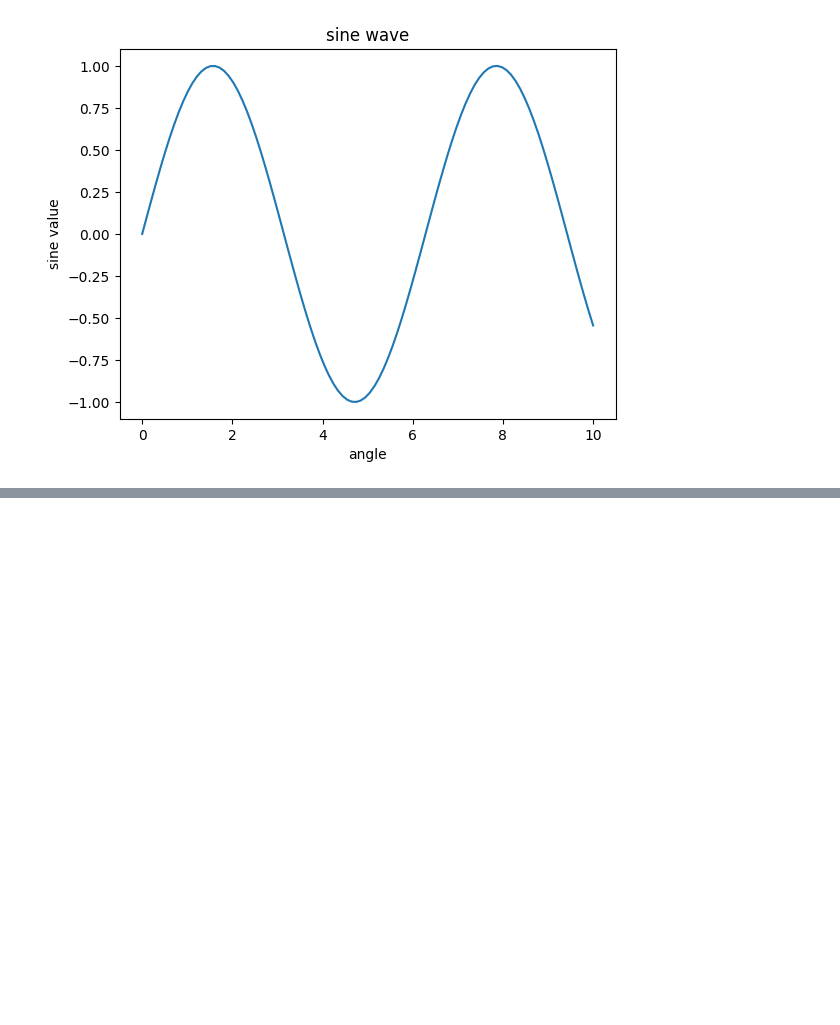
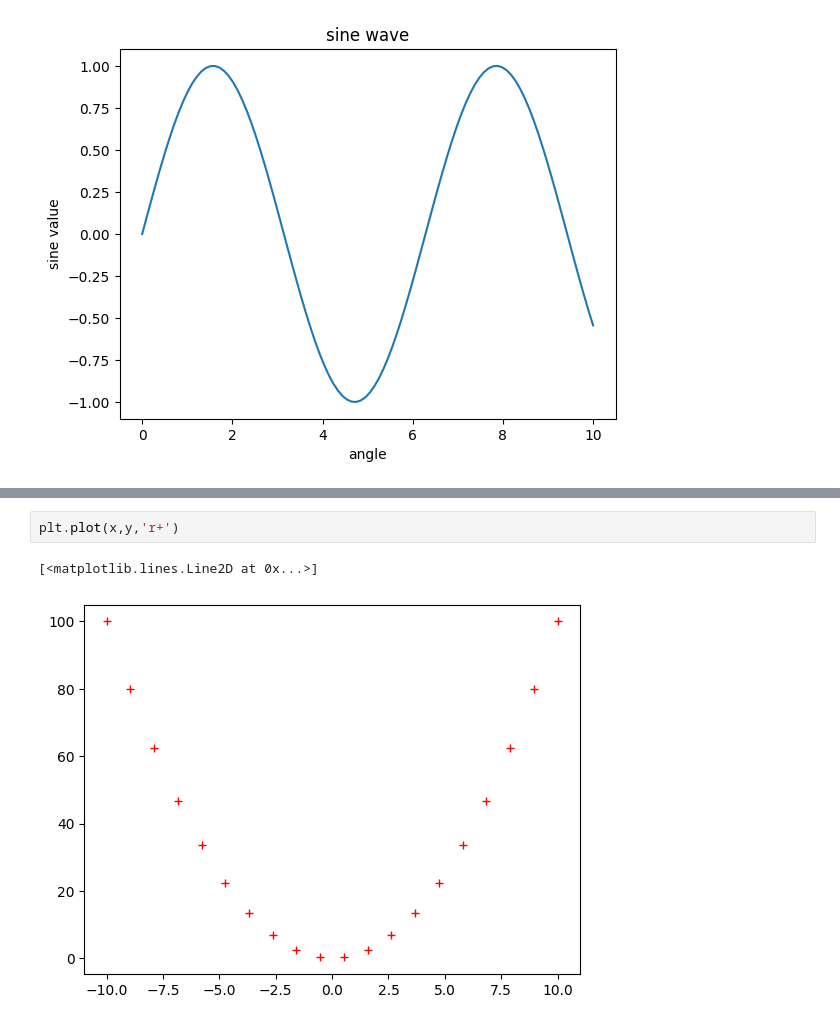
Before and after one commit to RiyadSheikh27/Artificial-Intelligence, a Jupyter notebook: Matplotlib/basic.ipynb, the cells around one changed output, grey strips where cells are left out. Saved outputs shown, nothing was run; the diff lists cells and outputs as text; blank space fills up the shorter version.

```diff
--- a/Matplotlib/basic.ipynb
+++ b/Matplotlib/basic.ipynb
@@ -87,0 +98,5 @@ plt.show()
+# %%
+plt.plot(x,y,'r+')
+# %% [output]
+[<matplotlib.lines.Line2D at 0x...>]
+[figure, added]
```
Also changed, not shown: parts of 9 cells of this notebook.
